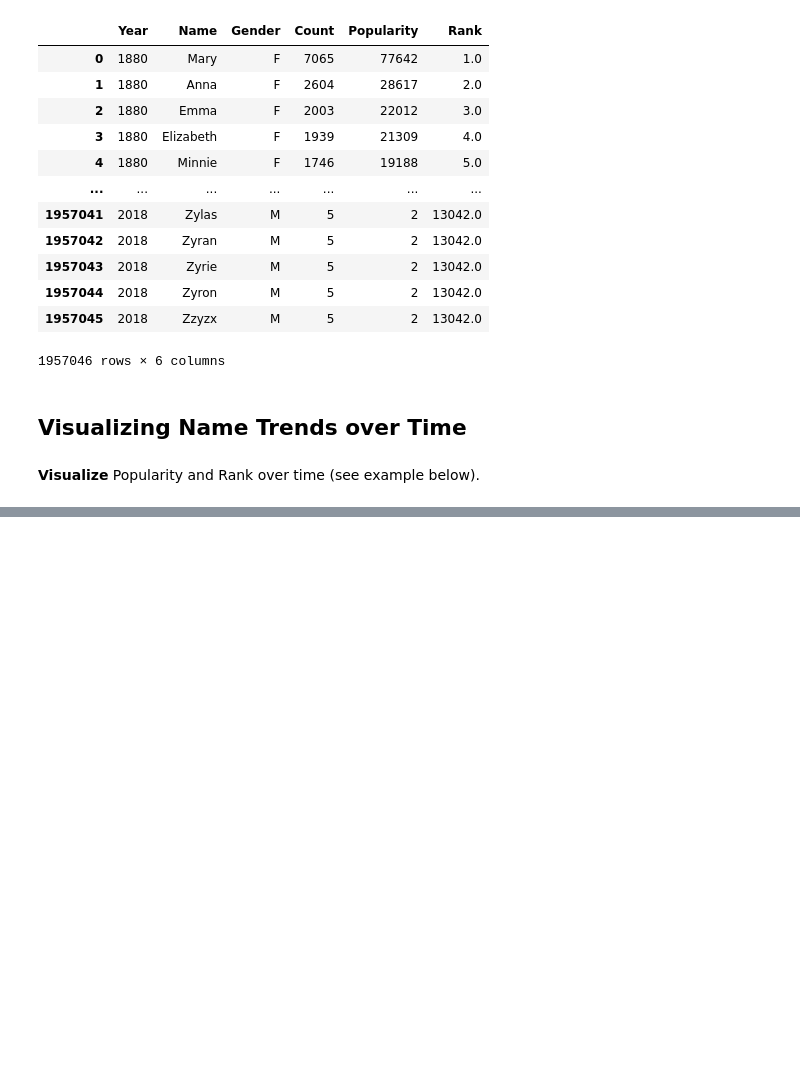
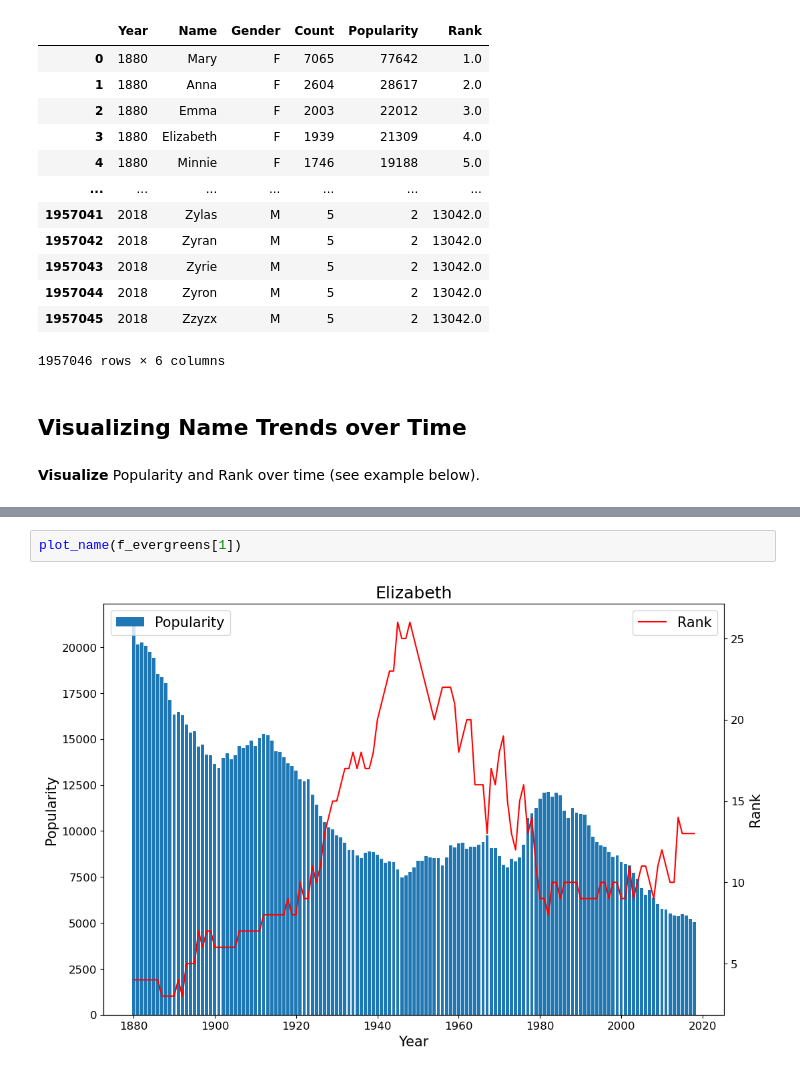
Before and after one commit to nickmnt/data, a Jupyter notebook: practical-ds/babies-analysis/AnalyzeBabies.ipynb, the cells around one changed output, grey strips where cells are left out. Drawn from its saved outputs; the diff is of its cells as text; blank space fills up the shorter version.

```diff
--- a/practical-ds/babies-analysis/AnalyzeBabies.ipynb
+++ b/practical-ds/babies-analysis/AnalyzeBabies.ipynb
@@ -450,0 +510,4 @@ plt.show()
+# %%
+plot_name(f_evergreens[1])
+# %% [output]
+[figure, added]
```
Also changed, not shown: parts of 30 cells of this notebook.
